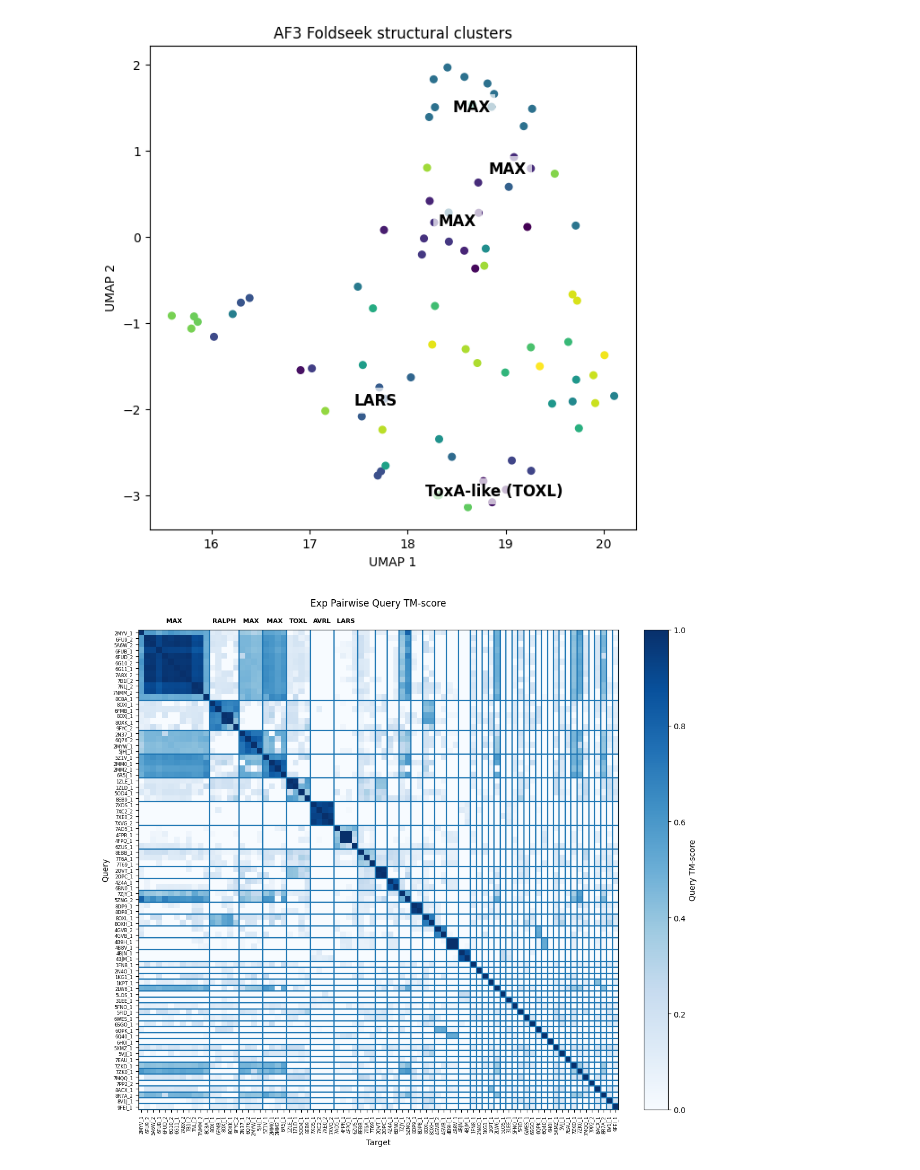
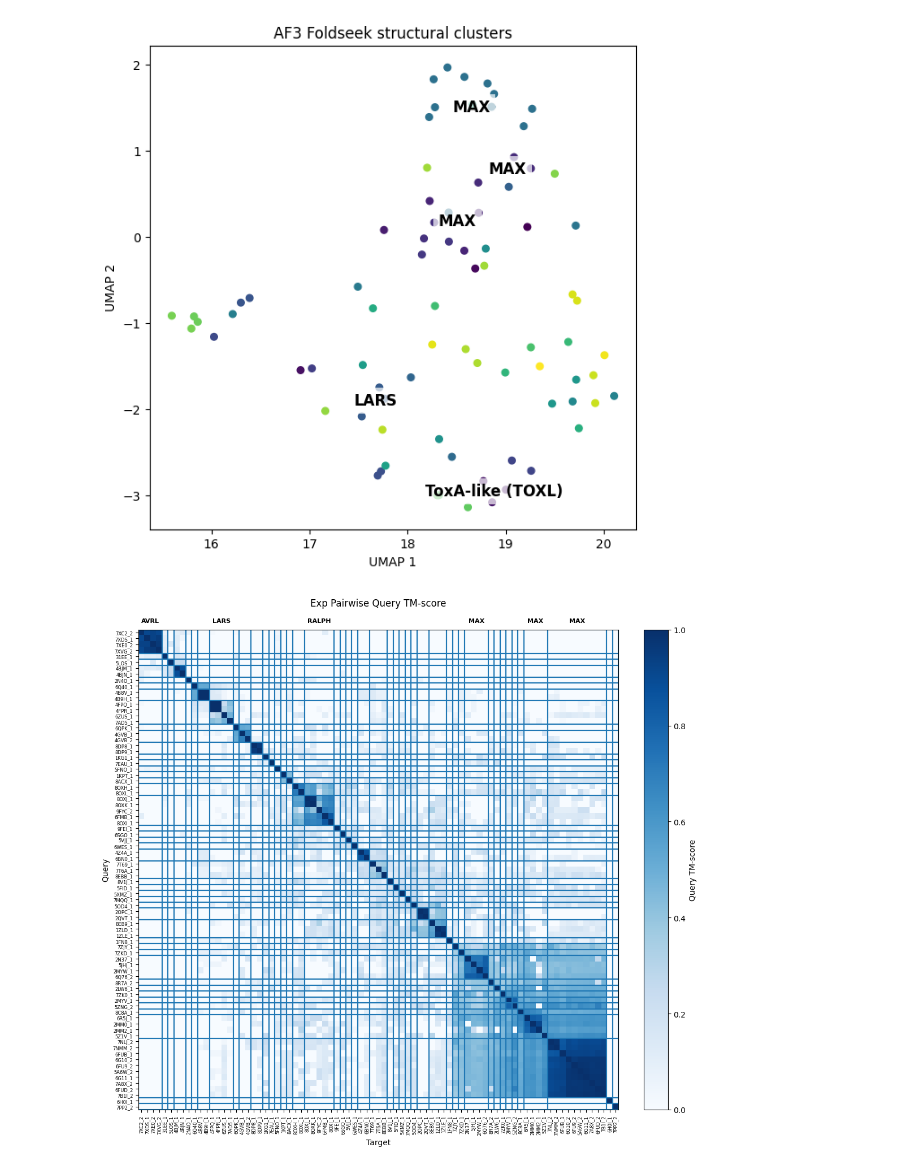
Before and after one commit to Rachel-Oei/Effector-Structure-Prediction, a Jupyter notebook: 06_clustering/umap.ipynb, the cells around one changed output. Drawn from its saved outputs; the diff is of its cells as text; code cells hidden in the pictures.

```diff
--- a/06_clustering/umap.ipynb
+++ b/06_clustering/umap.ipynb
@@ -72,27 +72,27 @@ plot_umap_clusters(af3_clusters_dir, af3_embedding, af3_matrix, "AF3 Foldseek st
 [figure]
 # %%
 # Exp
-matrix_ordered, clusters = order_by_clusters(
+matrix_ordered, clusters = order_by_tm_score(
     exp_matrix,
     exp_clusters_dir
 )
 
 plot_tm_heatmap(
     matrix_ordered,
     clusters,
     8,
     "Exp Pairwise Query TM-score",
     min_cluster_size=4,
     cluster_names = {
         "2MYV_1": "MAX",
         "8OXI_1": "RALPH",
         "7AD5_1": "LARS",
         "1ZLE_1" : "TOXL",
         "2N37_1" : "MAX",
         "5Z1V_1" : "MAX",
         "7XDS_1" : "AVRL"}
     )
 # %% [output]
-[figure, old version]
+[figure, new version]
 # %%
 # Esm
```
Also changed, not shown: parts of 4 cells of this notebook, 2 other files.
